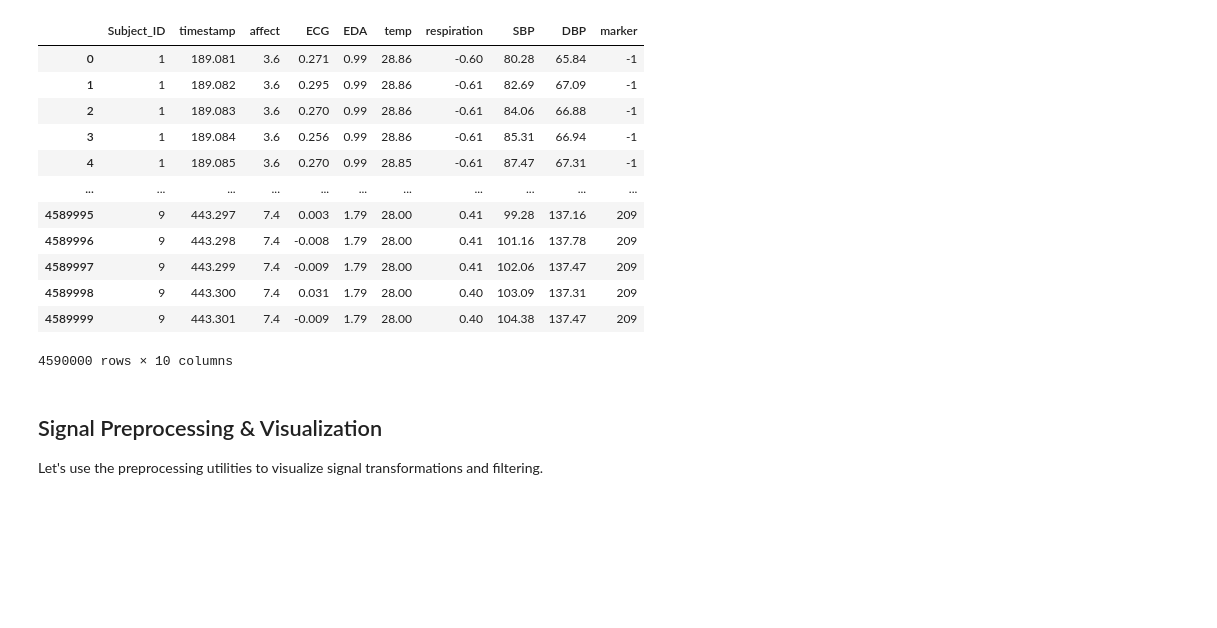
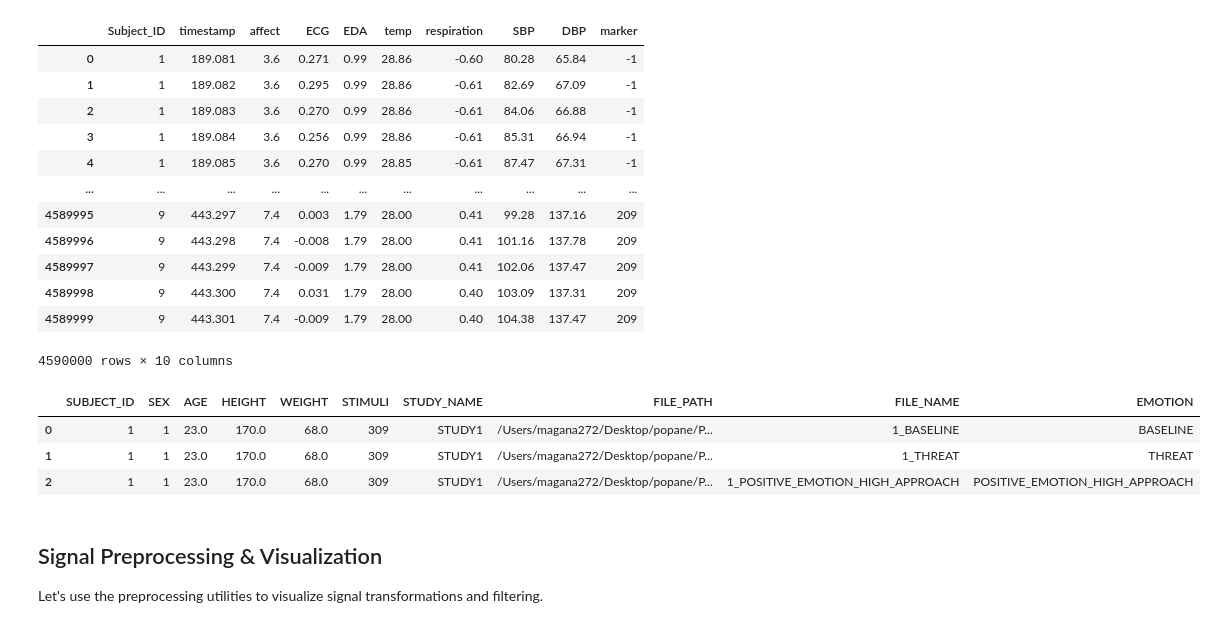
Before and after one commit to magana272/POPANEpy, a Jupyter notebook: notebooks/analysis.ipynb, the cells around one changed output. Drawn from its saved outputs; the diff is of its cells as text; code cells hidden in the pictures; blank space fills up the shorter version.

```diff
--- a/notebooks/analysis.ipynb
+++ b/notebooks/analysis.ipynb
@@ -123,6 +110,13 @@ df_study1
 | 4589998 | 9 | 443.300 | 7.4 | 0.031 | 1.79 | 28.00 | 0.40 | 103.09 | 137.31 | 209 |
 | 4589999 | 9 | 443.301 | 7.4 | -0.009 | 1.79 | 28.00 | 0.40 | 104.38 | 137.47 | 209 |
 4590000 rows × 10 columns
+# %%
+POPANEDataLoader("../data/raw").studies_meta_loader.get_subject_metadata(1, 1)
+# %% [output]
+|  | SUBJECT_ID | SEX | AGE | HEIGHT | WEIGHT | STIMULI | STUDY_NAME | FILE_PATH | FILE_NAME | EMOTION |
+| 0 | 1 | 1 | 23.0 | 170.0 | 68.0 | 309 | STUDY1 | /Users/magana272/Desktop/popane/P... | 1_BASELINE | BASELINE |
+| 1 | 1 | 1 | 23.0 | 170.0 | 68.0 | 309 | STUDY1 | /Users/magana272/Desktop/popane/P... | 1_THREAT | THREAT |
+| 2 | 1 | 1 | 23.0 | 170.0 | 68.0 | 309 | STUDY1 | /Users/magana272/Desktop/popane/P... | 1_POSITIVE_EMOTION_HIGH_APPROACH | POSITIVE_EMOTION_HIGH_APPROACH |
 # %% [markdown]
 ## Signal Preprocessing & Visualization
 
```
Also changed, not shown: parts of 16 cells of this notebook, 11 other files.
